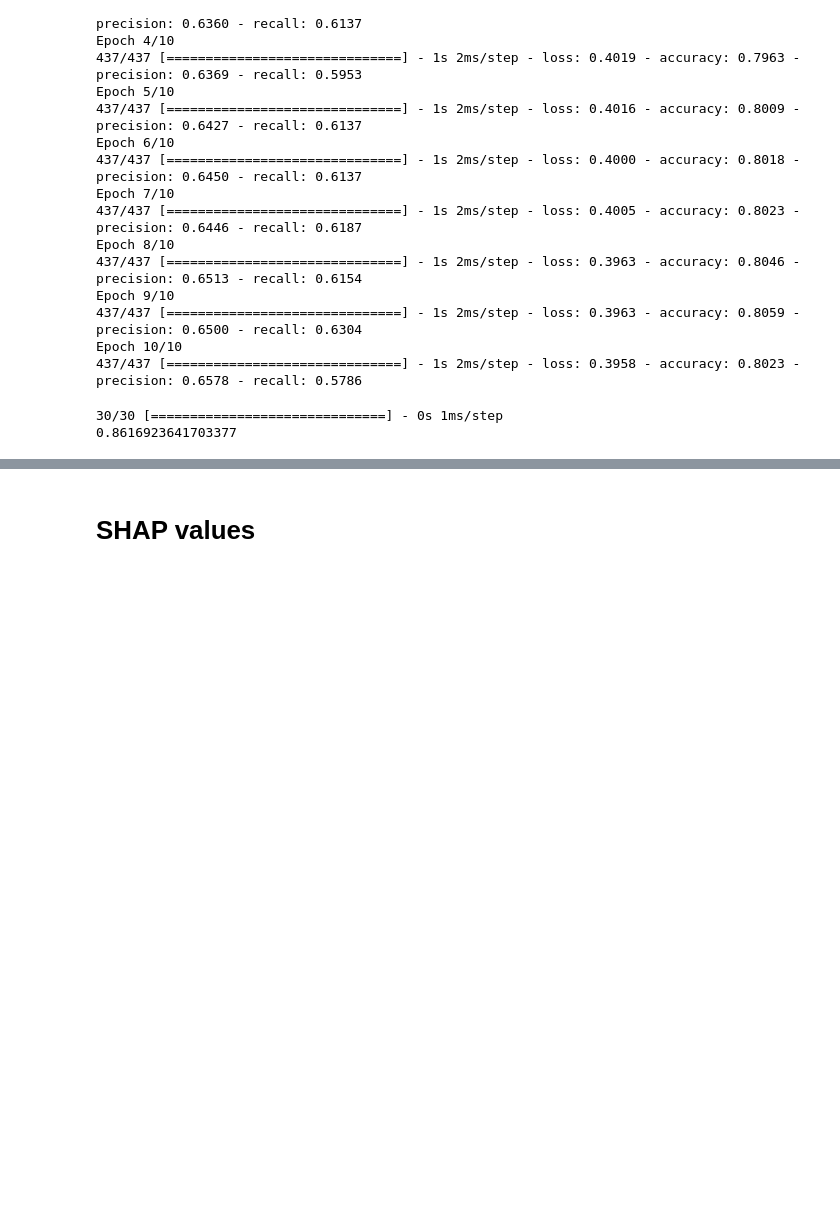
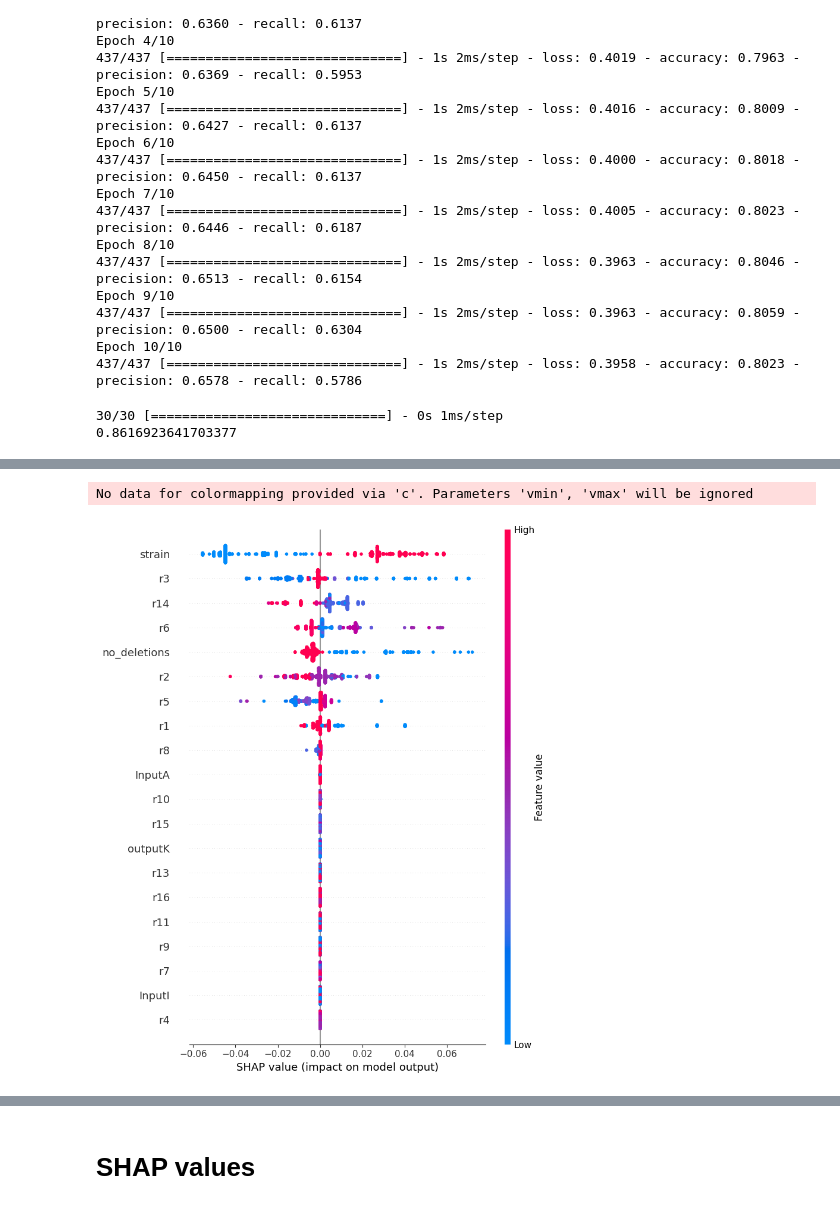
Before and after one commit to costasmexis/phd, a Jupyter notebook: gem_reduction/study_dataset.ipynb, the cells around one changed output, grey strips where cells are left out. Saved outputs shown, nothing was run; the diff lists cells and outputs as text; code cells hidden in the pictures; blank space fills up the shorter version.

```diff
--- a/gem_reduction/study_dataset.ipynb
+++ b/gem_reduction/study_dataset.ipynb
@@ -216,0 +219,5 @@ print(roc_auc_score(y_test, y_pred1))
+# %%
+import xgboost as xgb
+
+xgb = xgb.XGBClassifier(n_estimators=50, max_depth=10, learning_rate=0.001)
+xgb.fit(X_train_scaled, y_train)
@@ -216,0 +235,8 @@ print(roc_auc_score(y_test, y_pred1))
+# %%
+explainer = shap.TreeExplainer(xgb)
+shap_values = explainer.shap_values(X_test_scaled)
+# %%
+shap.summary_plot(shap_values, features=X_test_scaled, feature_names=X_test.columns)
+# %% [output]
+No data for colormapping provided via 'c'. Parameters 'vmin', 'vmax' will be ignored
+[figure, added]
```
Also changed, not shown: parts of 3 cells of this notebook.
